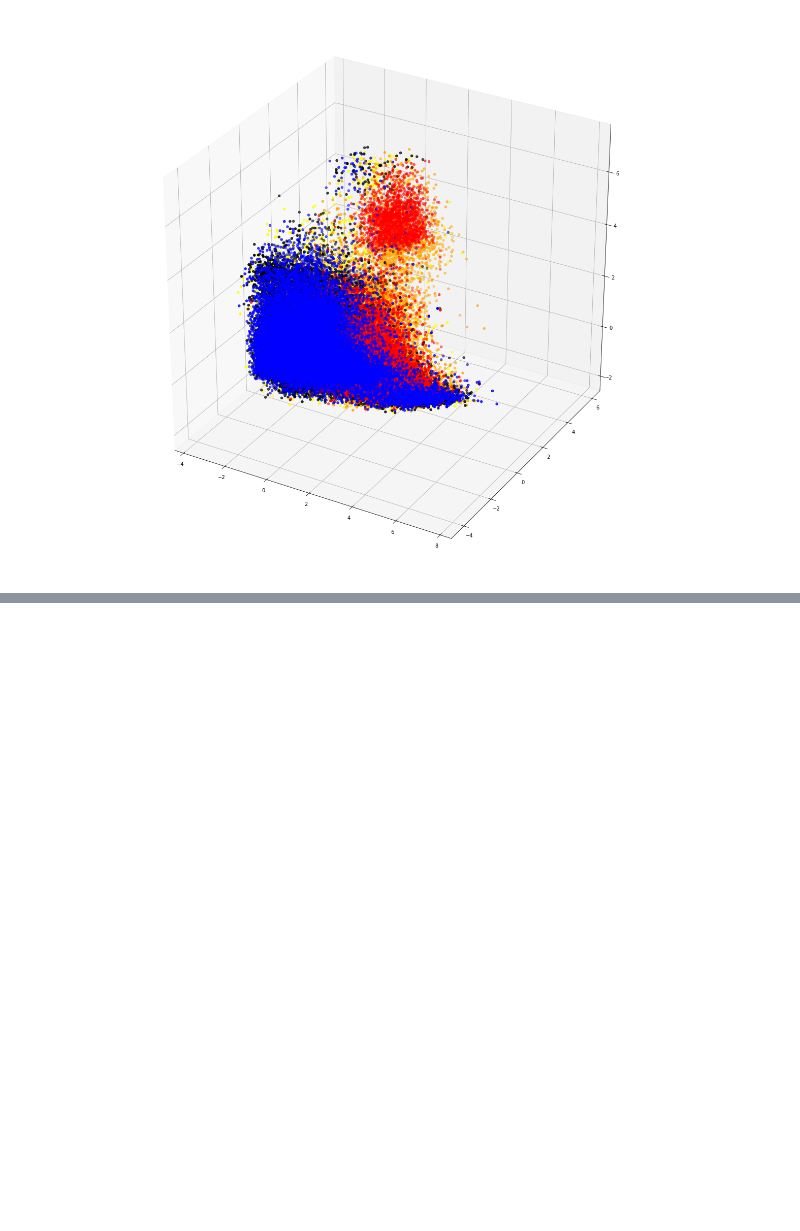
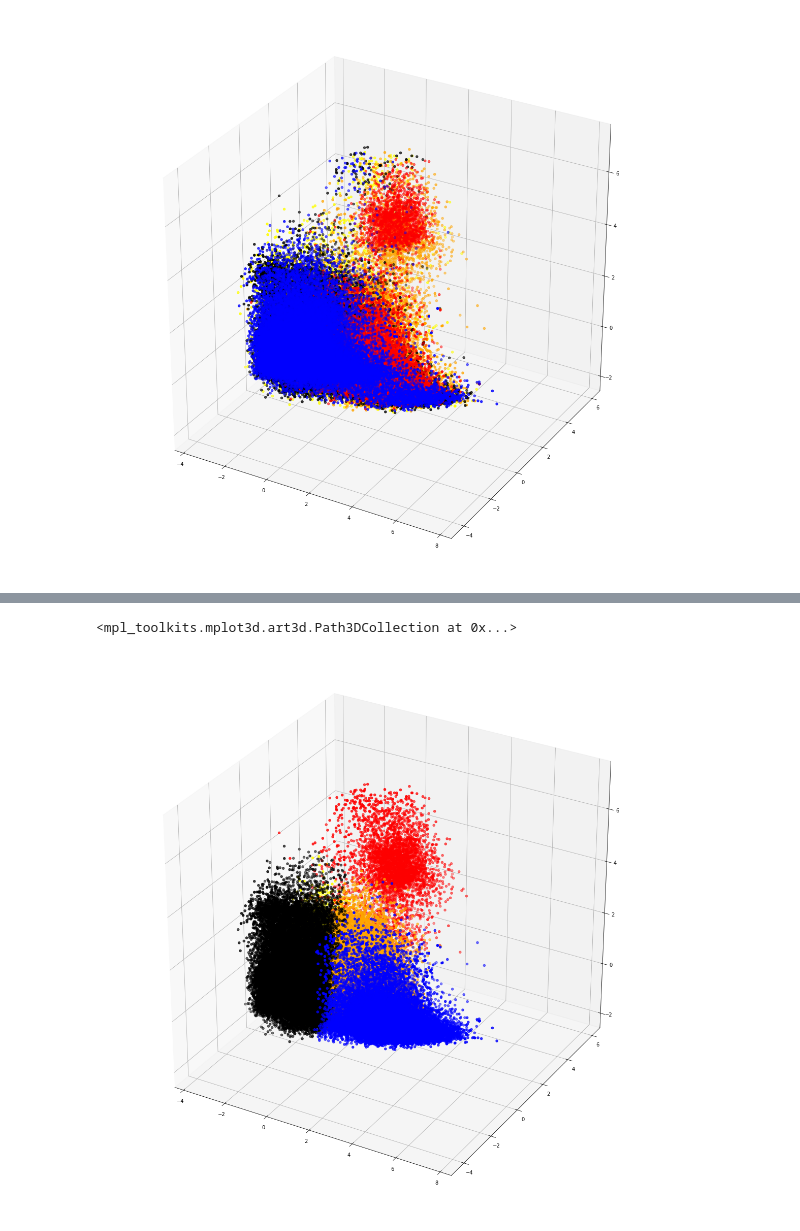
Before and after one commit to dikshagupta414/Spotify_ML_Project-DSCI303, a Jupyter notebook: scripts/KMeans for Year prediction.ipynb, the cells around one changed output, grey strips where cells are left out. Drawn from its saved outputs; the diff is of its cells as text; code cells hidden in the pictures; blank space fills up the shorter version.

```diff
--- a/scripts/KMeans for Year prediction.ipynb
+++ b/scripts/KMeans for Year prediction.ipynb
@@ -351,0 +352,30 @@ print(len(df_year[df_year['labels'] == 4]))
+# %%
+df = pd.read_csv('~/Box/DSCI303/archive/final_data.csv')
+df_kmeans = df[features]
+# %%
+kmeans = KMeans(n_clusters=5).fit(df_kmeans)
+
+pca = PCA(n_components = 3)
+X_new = pca.fit_transform(df_kmeans)
+
+df_kmeans = pd.DataFrame(X_new)
+
+df_kmeans['labels'] = kmeans.labels_
+# %%
+cluster0 = df_kmeans[df_kmeans['labels'] == 0]
+cluster1 = df_kmeans[df_kmeans['labels'] == 1]
+cluster2 = df_kmeans[df_kmeans['labels'] == 2]
+cluster3 = df_kmeans[df_kmeans['labels'] == 3]
+cluster4 = df_kmeans[df_kmeans['labels'] == 4]
+
+fig = plt.figure(figsize=(20, 20))
+ax = fig.add_subplot(111, projection='3d')
+
+ax.scatter(cluster0[0], cluster0[1], cluster0[2], color = 'red')
+ax.scatter(cluster1[0], cluster1[1], cluster1[2], color = 'orange')
+ax.scatter(cluster2[0], cluster2[1], cluster2[2], color = 'yellow')
+ax.scatter(cluster3[0], cluster3[1], cluster3[2], color = 'black')
+ax.scatter(cluster4[0], cluster4[1], cluster4[2], color = 'blue')
+# %% [output]
+<mpl_toolkits.mplot3d.art3d.Path3DCollection at 0x...>
+[figure, added]
```
Also changed, not shown: parts of 16 cells of this notebook, 4 other files.
